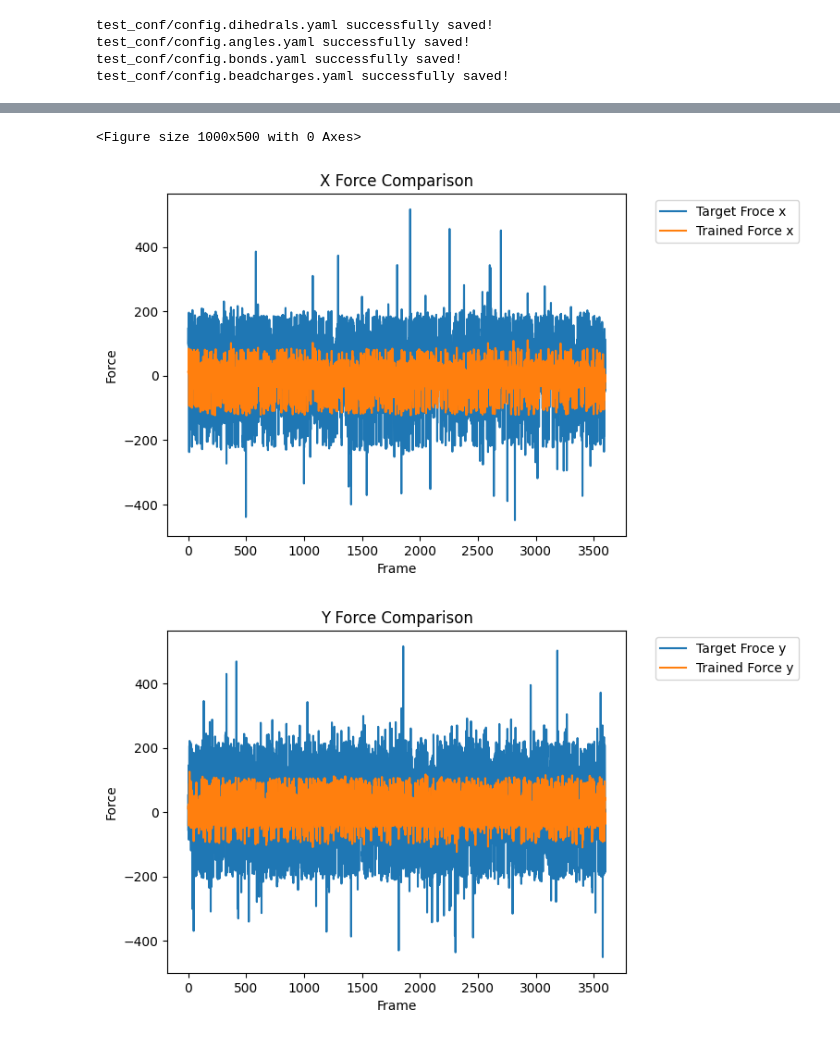
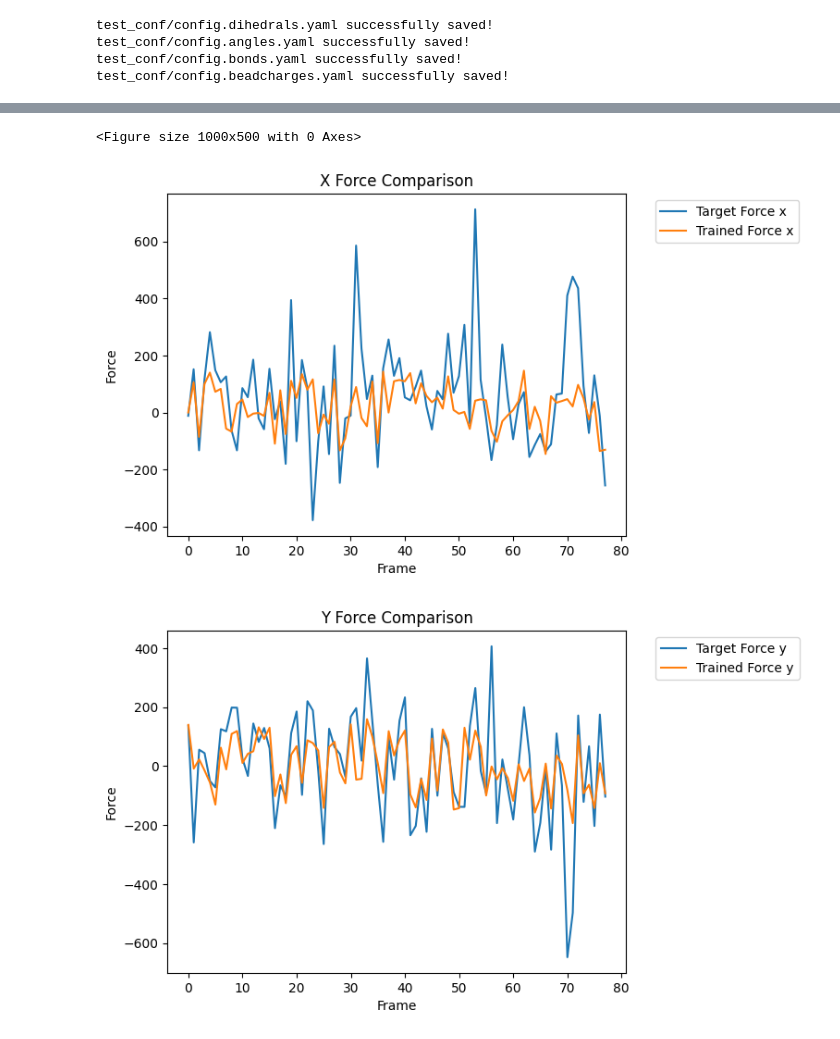
Before and after one commit to limresgrp/CGffap, a Jupyter notebook: SimTrain.ipynb, the cells around one changed output, grey strips where cells are left out. Cells and saved outputs as stored; diff of their text form; code cells hidden in the pictures.

```diff
--- a/SimTrain.ipynb
+++ b/SimTrain.ipynb
@@ -96,2 +102,2 @@ print(f"{output_file} successfully saved!")
 # %%
-dataset = dict(np.load('dataset.VoidNoPBC.npz', allow_pickle=True))
+dataset = dict(np.load('dataset.NoPBCVoidALLFrames.npz', allow_pickle=True))
@@ -139,6 +146,3 @@ conf_bonds: dict = equvalrep.getBonds()
 conf_angles: dict = equvalrep.getAngles()
 conf_dihedrals: dict = equvalrep.getImproperDihs()
 conf_bead_charges: dict = equvalrep.getBeadCharges()
-# %%
-dataset['bead_pos'] = dataset['bead_pos'][:4000]
-dataset['bead_forces'] = dataset['bead_forces'][:4000]
@@ -145,8 +153,10 @@ dataset['bead_forces'] = dataset['bead_forces'][:4000]
 # %%
+# print(torch.cuda.current_device())
+# torch.cuda.set_device(0)
 
-system = TrainSystem(dataset, conf_bonds, conf_angles, conf_dihedrals, conf_bead_charges, device_index=0)
+system = TrainSystem(dataset, conf_bonds, conf_angles, conf_dihedrals, conf_bead_charges)#, device_index=1
 
-model = system.initialteTraining(dataset = dataset, train_steps=10000, batch_size=4000, patience=60, model_name='best_model_chig_LeapFrogNMNoPBCFoldedLJABS.pt')
+model = system.initiateTraining(dataset = dataset, train_steps=800, batch_size=128, patience=30, model_name='DihandAnglesTestTruncated')
 
 #1111954.7954712936
 #84162454.73250054
@@ -155,4 +165,5 @@ model = system.initialteTraining(dataset = dataset, train_steps=10000, batch_siz
 #32376695.334399514
 #32260497.67279769
 #6814748.68196779
+#26145.626
 # %% [output]
@@ -198,6 +198,6 @@ system.plotInitialForceGuess()
 # %%
-system.plotForceMathing()
+system.plotForceMathing(bead_index=0,to_frame=78)
 # %% [output]
 <Figure size 1000x500 with 0 Axes>
-[figure, old version]
+[figure, new version]
-[figure, old version]
+[figure, new version]
```
Also changed, not shown: parts of 25 cells of this notebook, 10 other files.
